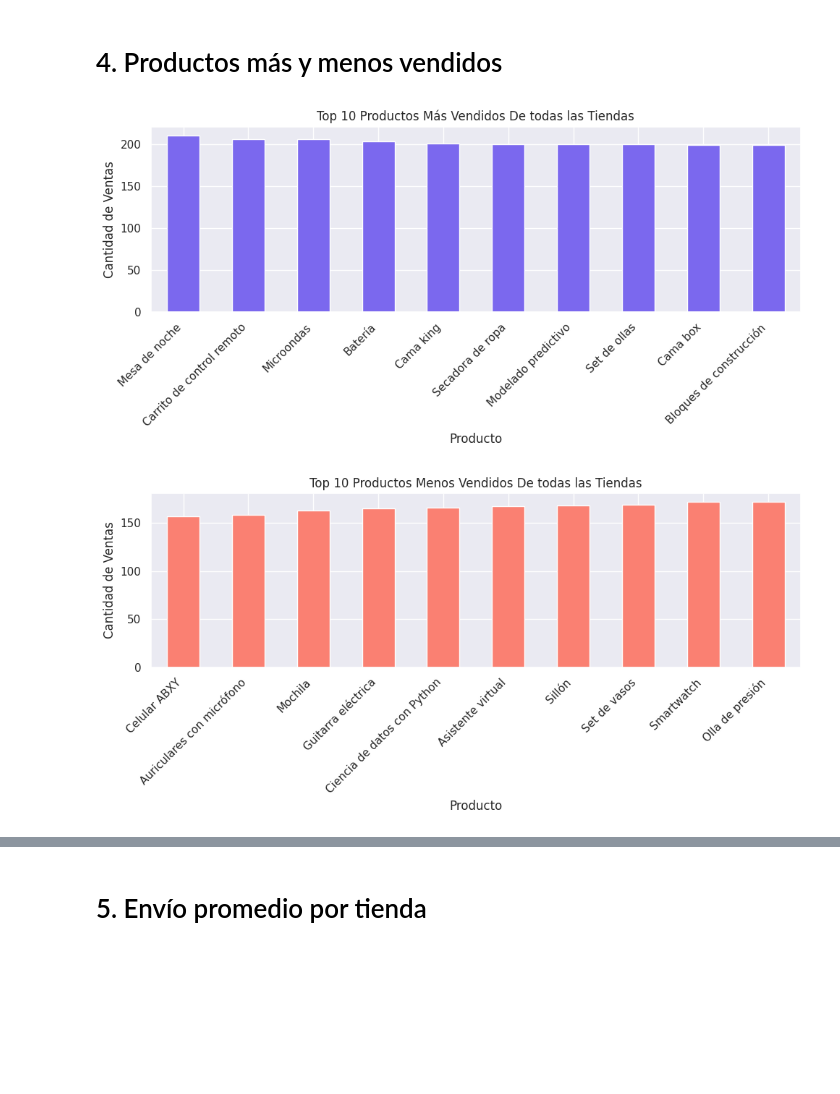
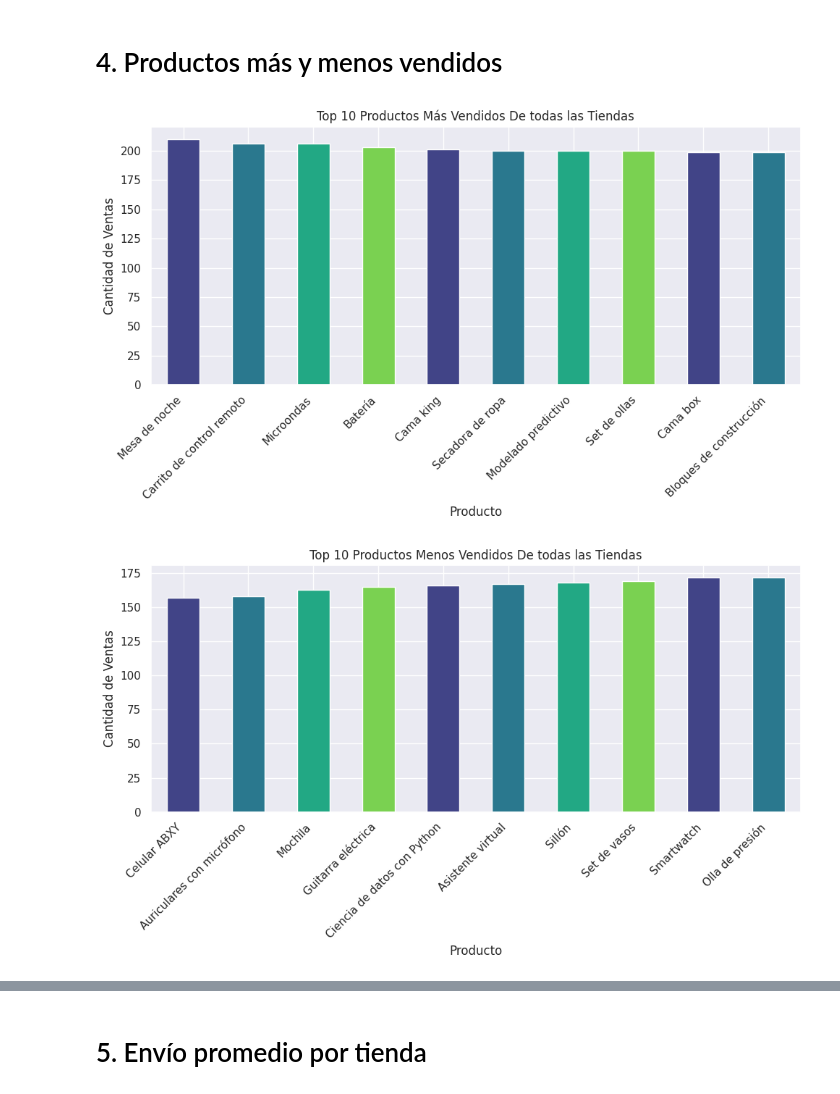
Before and after one commit to EduinRodri/challengue_1_alura, a Jupyter notebook: AluraStoreLatam.ipynb, the cells around one changed output, grey strips where cells are left out. Drawn from its saved outputs; the diff is of its cells as text; code cells hidden in the pictures; blank space fills up the shorter version.

```diff
--- a/AluraStoreLatam.ipynb
+++ b/AluraStoreLatam.ipynb
@@ -85,9 +85,9 @@ tienda.head()
 df["facturación"] = df["Precio"] + df["Costo de envío"]
 # %%
 facturacion_por_tienda = df.groupby("tienda")["facturación"].sum().sort_values(ascending=False)
-plt.figure(figsize=(8, 5))
-colores = cm.tab10(range(len(facturacion_por_tienda)))
-facturacion_por_tienda.plot(kind='bar', color=colores, figsize=(8,5))
+plt.figure(figsize=(10, 6))
+colores = sns.color_palette("viridis", len(facturacion_por_tienda))
+facturacion_por_tienda.plot(kind='bar', color=colores)
 plt.title("Facturación Total por Tienda")
 plt.ylabel("Total Facturado ($)")
 plt.xlabel("Tiendas")
@@ -136,9 +136,8 @@ plt.show()
 calificacion_promedio = df.groupby("tienda")["Calificación"].mean().sort_values(ascending=False)
 # %%
 # Gráfica
-plt.figure(figsize=(8, 5))
-sns.set_palette("husl")  # Cambia la paleta de colores
-calificacion_promedio.plot(kind="bar", color=colores, figsize=(8,5))
+plt.figure(figsize=(10, 6))
+calificacion_promedio.plot(kind="bar", color=colores)
 plt.title("Calificación Promedio por Tienda")
 plt.ylabel("Calificación (1 a 5)")
 plt.xlabel("Tienda")
@@ -196,29 +195,29 @@ productos_menos_vendidos = (
 )
 # %%
 # Grafica productos mas vendidos
-plt.figure(figsize=(10, 5))
-productos_mas_vendidos.plot(kind="bar", color="mediumslateblue")
+plt.figure(figsize=(10, 6))
+productos_mas_vendidos.plot(kind="bar", color=colores)
 plt.title("Top 10 Productos Más Vendidos De todas las Tiendas")
 plt.ylabel("Cantidad de Ventas")
 plt.xlabel("Producto")
 plt.xticks(rotation=45, ha="right")
 plt.grid(True, axis='y')
 plt.tight_layout()
 plt.show()
 
 # Grafica productos menos vendidos
-plt.figure(figsize=(10, 5))
-productos_menos_vendidos.plot(kind="bar", color="salmon")
+plt.figure(figsize=(10, 6))
+productos_menos_vendidos.plot(kind="bar", color=colores)
 plt.title("Top 10 Productos Menos Vendidos De todas las Tiendas")
 plt.ylabel("Cantidad de Ventas")
 plt.xlabel("Producto")
 plt.xticks(rotation=45, ha="right")
 plt.grid(True, axis='y')
 plt.tight_layout()
 plt.show()
 # %% [output]
-[figure, old version]
+[figure, new version]
-[figure, old version]
+[figure, new version]
 # %%
 #Comparación de productos más y menos vendidos
 plt.figure(figsize=(12, 6))
```
Also changed, not shown: parts of 8 cells of this notebook.
